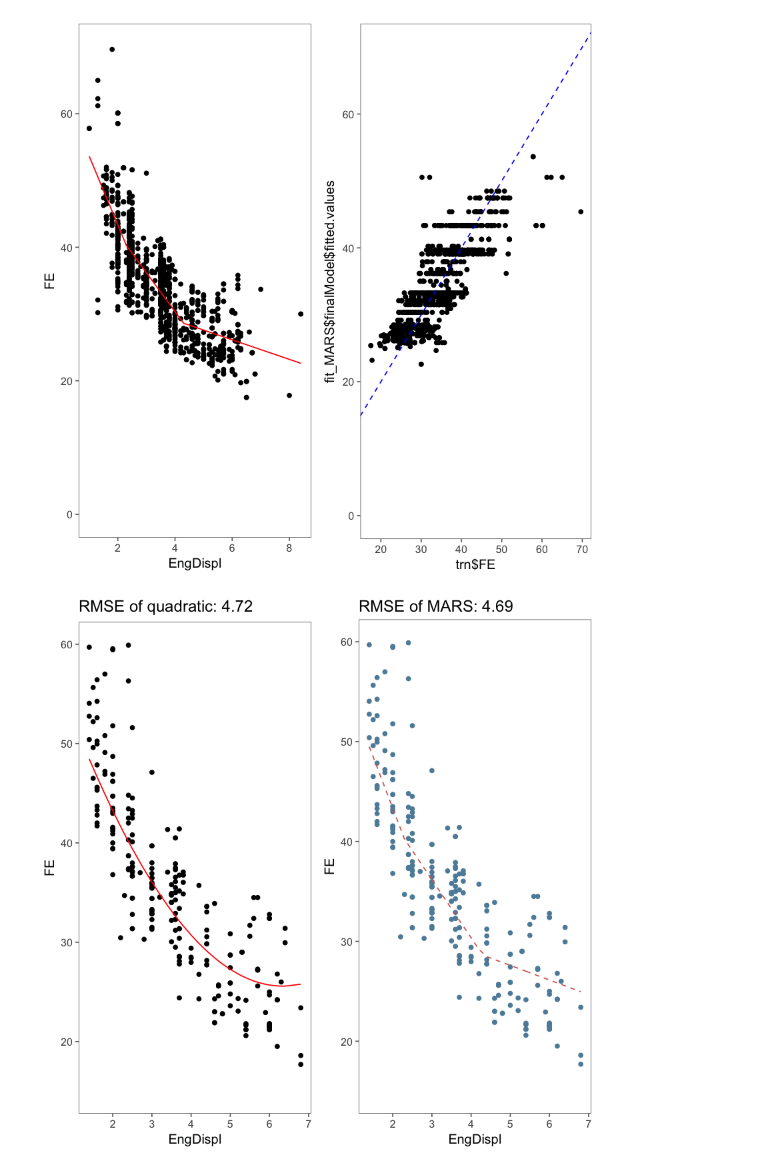
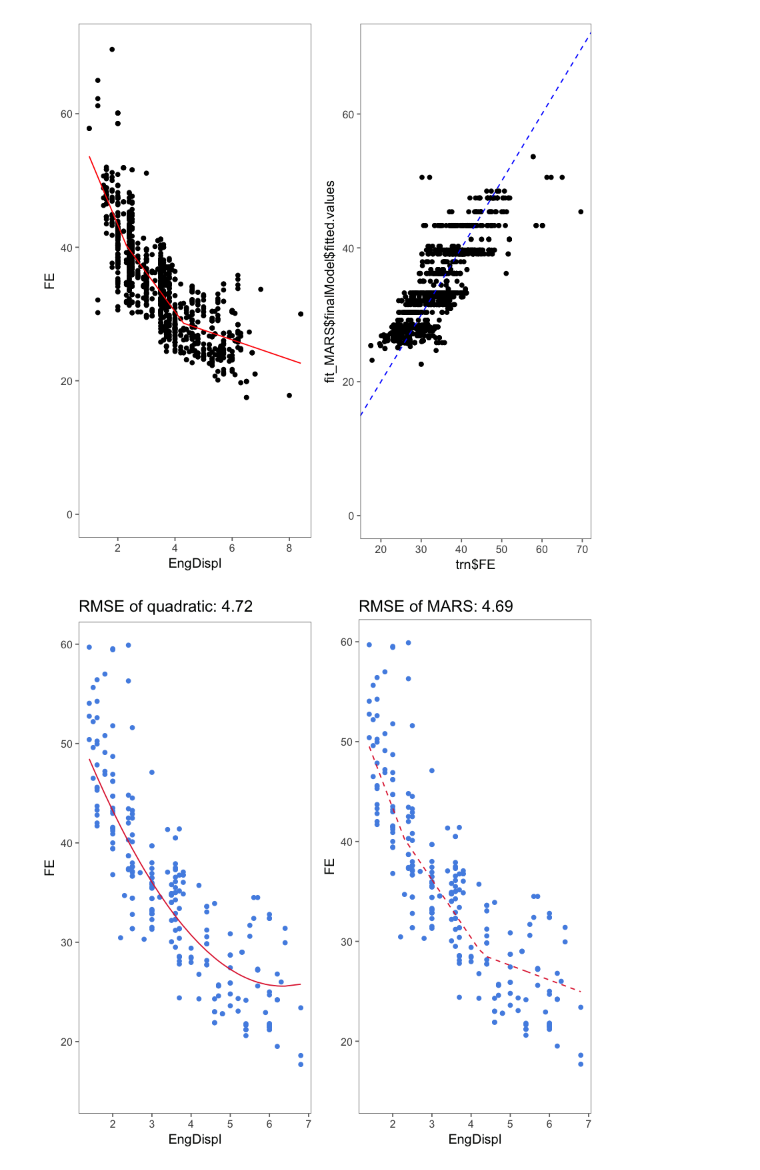
Before and after one commit to Randallzoeng/BookClub, a Jupyter notebook: AppliedPredictiveModeling/2.2. Case Study Predicting Fuel Economy.ipynb, the cells around one changed output. Cells and saved outputs as stored; diff of their text form; code cells hidden in the pictures.

```diff
--- a/AppliedPredictiveModeling/2.2. Case Study Predicting Fuel Economy.ipynb
+++ b/AppliedPredictiveModeling/2.2. Case Study Predicting Fuel Economy.ipynb
@@ -138,15 +138,15 @@ grid.arrange(p5, p6, ncol=2)
 # %%
 FE_quadratic <- predict(fit_quadratic,newdata = vld)
 FE_MARS <- predict(fit_MARS,newdata = vld)
 
-p7 <- ggplot(vld,aes(EngDispl,FE)) + geom_point() + scale_y_continuous(limits = c(15,60)) + theme_few() +
-    geom_line(aes(EngDispl,FE_quadratic),colour="red") +
+p7 <- ggplot(vld,aes(EngDispl,FE)) + geom_point(colour="#5390e4") + scale_y_continuous(limits = c(15,60)) + theme_few() +
+    geom_line(aes(EngDispl,FE_quadratic),colour="#e12a3c") +
     ggtitle(paste('RMSE of quadratic:',round(rmse(actual = vld$FE,predicted = FE_quadratic),2)))
 
-p8 <- ggplot(vld,aes(EngDispl,FE)) + geom_point(colour="#5d8ca8") + scale_y_continuous(limits = c(15,60)) + theme_few() +
-    geom_line(aes(EngDispl,FE_MARS),colour="#d5695d",linetype="dashed") +
+p8 <- ggplot(vld,aes(EngDispl,FE)) + geom_point(colour="#5390e4") + scale_y_continuous(limits = c(15,60)) + theme_few() +
+    geom_line(aes(EngDispl,FE_MARS),colour="#e12a3c",linetype="dashed") +
     ggtitle(paste('RMSE of MARS:', round(rmse(actual = vld$FE,predicted = FE_MARS),2)))
 
 grid.arrange(p7, p8, ncol=2)
 # %% [output]
-[figure, old version]
+[figure, new version]
```
